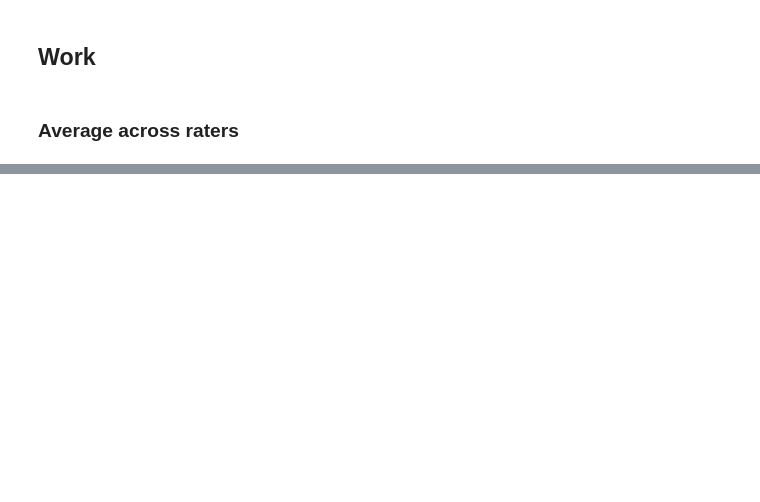
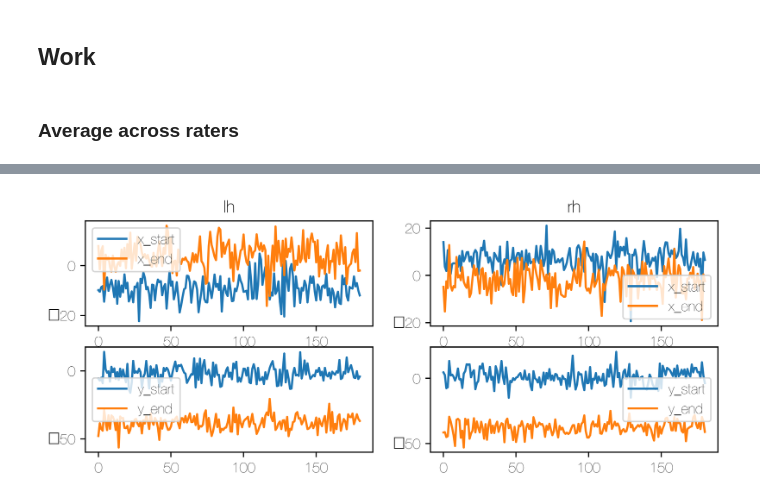
Before and after one commit to BrendaQiu/hcp-annot-vc, a Jupyter notebook: work/contours-on-flatmaps.ipynb, the cells around one changed output, grey strips where cells are left out. Saved outputs shown, nothing was run; the diff lists cells and outputs as text; code cells hidden in the pictures; blank space fills up the shorter version.

```diff
--- a/work/contours-on-flatmaps.ipynb
+++ b/work/contours-on-flatmaps.ipynb
@@ -203,0 +383,32 @@ JiyeongHa                                    surface_areas.csv
+# %%
+def plot_startend(all_contours_lh, all_contours_rh, contour):
+
+    (fig,ax) = plt.subplots(2, 2, figsize = (8,3), dpi=72*8)
+
+    for (i,all_contours) in enumerate([all_contours_lh, all_contours_rh]):
+
+        coords = all_contours[contour]
+        x1_values = []
+        x2_values = []
+        y1_values = []
+        y2_values = []
+
+        for j in range(np.shape(coords)[0]): # 181 subjects
+            x1_values.append(coords[j][0][0])
+            x2_values.append(coords[j][0][499])
+            y1_values.append(coords[j][1][0])
+            y2_values.append(coords[j][1][499])
+
+        ax[0,i].plot(x1_values, label = 'x_start')
+        ax[0,i].plot(x2_values, label = 'x_end')
+        ax[0,i].legend()
+        ax[1,i].plot(y1_values, label = 'y_start')
+        ax[1,i].plot(y2_values, label = 'y_end')
+        ax[1,i].legend()
+
+    ax[0,0].set_title('lh')
+    ax[0,1].set_title('rh')
+# %%
+plot_startend(all_contours_lh, all_contours_rh, 'hV4_outer')
+# %% [output]
+[figure, added]
```
Also changed, not shown: parts of 19 cells of this notebook.
